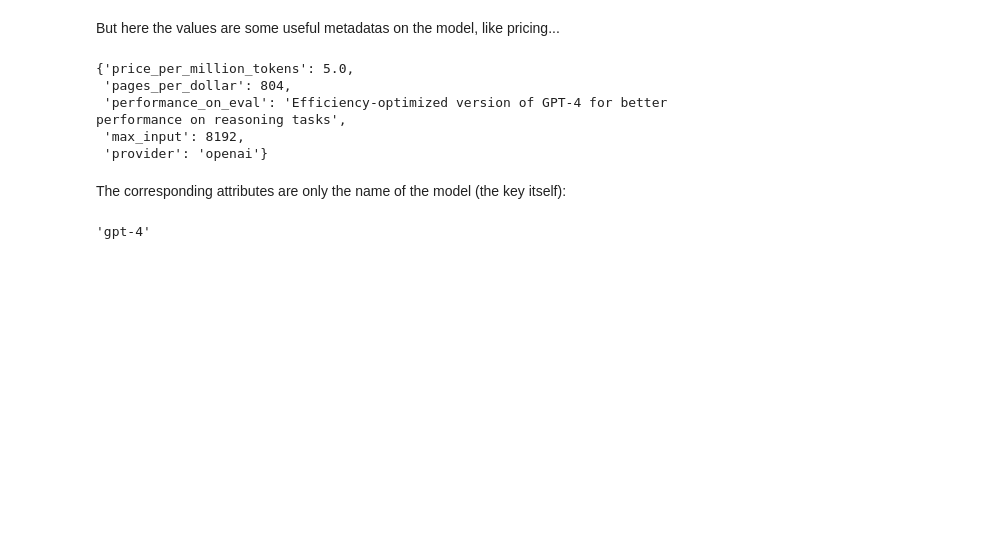
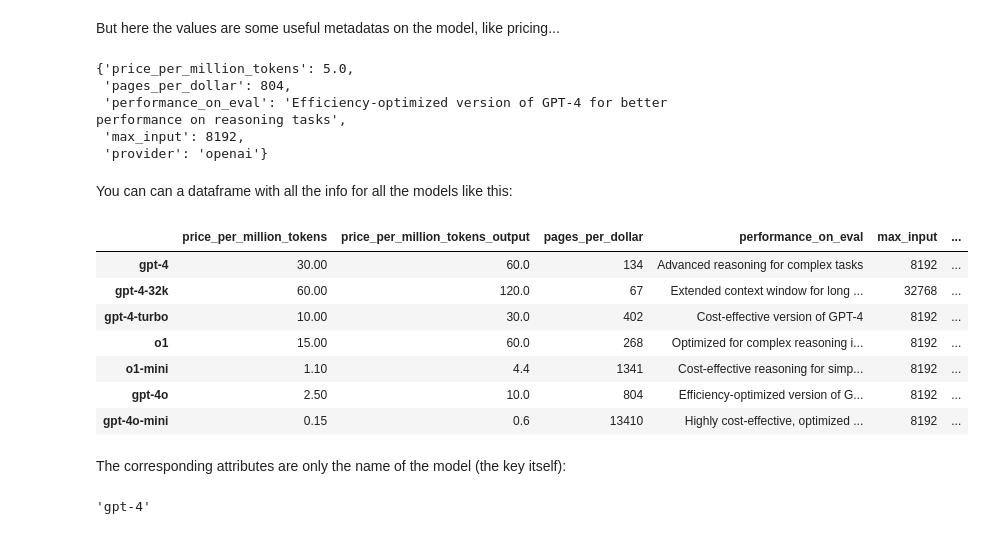
Before and after one commit to thorwhalen/aix, a Jupyter notebook: misc/aix_demo.ipynb, the cells around one changed output. Drawn from its saved outputs; the diff is of its cells as text; code cells hidden in the pictures; blank space fills up the shorter version.

```diff
--- a/misc/aix_demo.ipynb
+++ b/misc/aix_demo.ipynb
@@ -77,6 +63,20 @@ chat_models['gpt-4o']
  'performance_on_eval': 'Efficiency-optimized version of GPT-4 for better performance on reasoning tasks',
  'max_input': 8192,
  'provider': 'openai'}
+# %% [markdown]
+You can can a dataframe with all the info for all the models like this:
+# %%
+import pandas as pd
+pd.DataFrame(index=chat_models.keys(), data=chat_models.values())
+# %% [output]
+|  | price_per_million_tokens | price_per_million_tokens_output | pages_per_dollar | performance_on_eval | max_input | ... |
+| gpt-4 | 30.00 | 60.0 | 134 | Advanced reasoning for complex tasks | 8192 | ... |
+| gpt-4-32k | 60.00 | 120.0 | 67 | Extended context window for long ... | 32768 | ... |
+| gpt-4-turbo | 10.00 | 30.0 | 402 | Cost-effective version of GPT-4 | 8192 | ... |
+| o1 | 15.00 | 60.0 | 268 | Optimized for complex reasoning i... | 8192 | ... |
+| o1-mini | 1.10 | 4.4 | 1341 | Cost-effective reasoning for simp... | 8192 | ... |
+| gpt-4o | 2.50 | 10.0 | 804 | Efficiency-optimized version of G... | 8192 | ... |
+| gpt-4o-mini | 0.15 | 0.6 | 13410 | Highly cost-effective, optimized ... | 8192 | ... |
 # %% [markdown]
 The corresponding attributes are only the name of the model (the key itself):
 # %%
```
Also changed, not shown: parts of 14 cells of this notebook, 3 other files.
